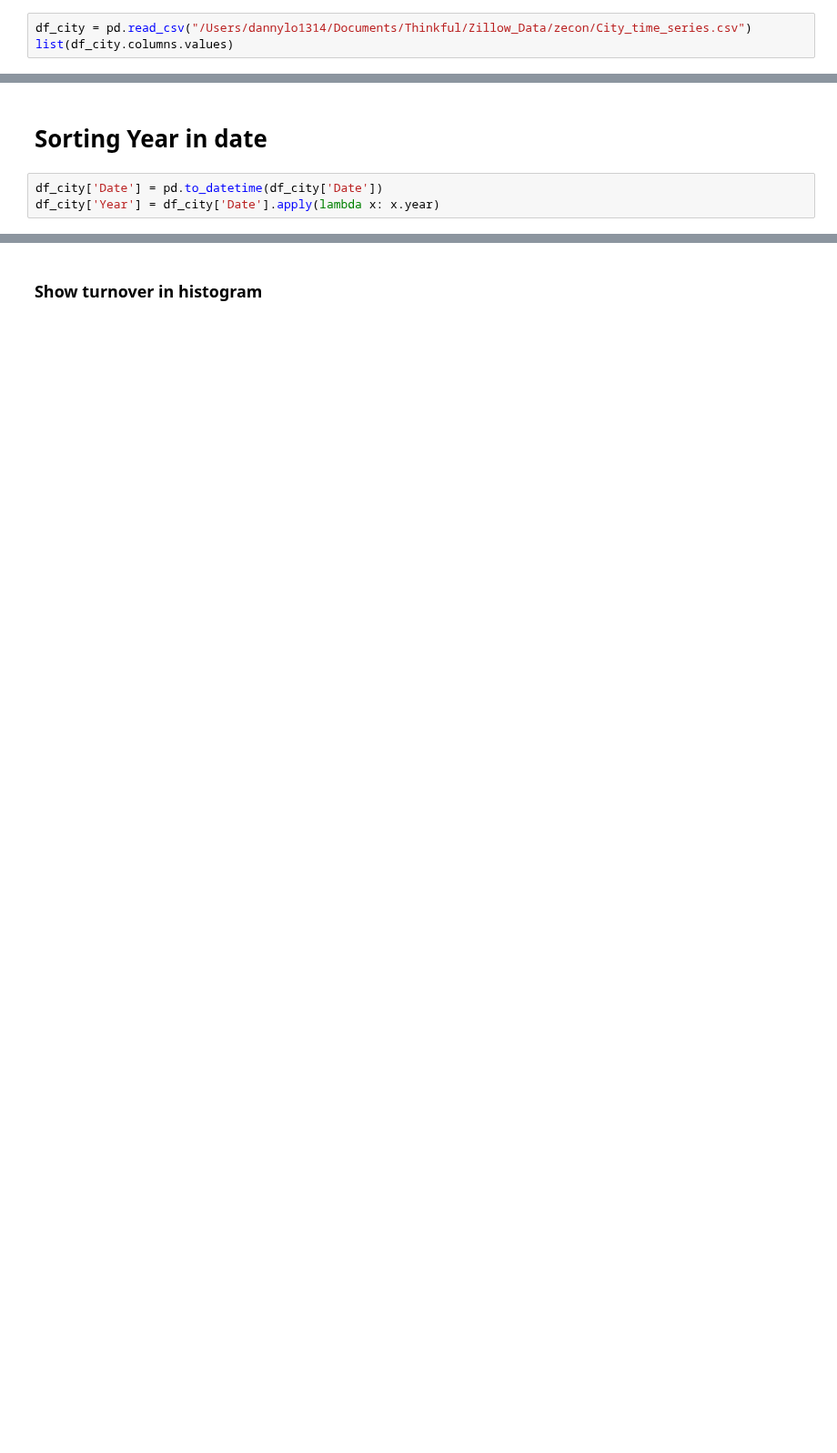
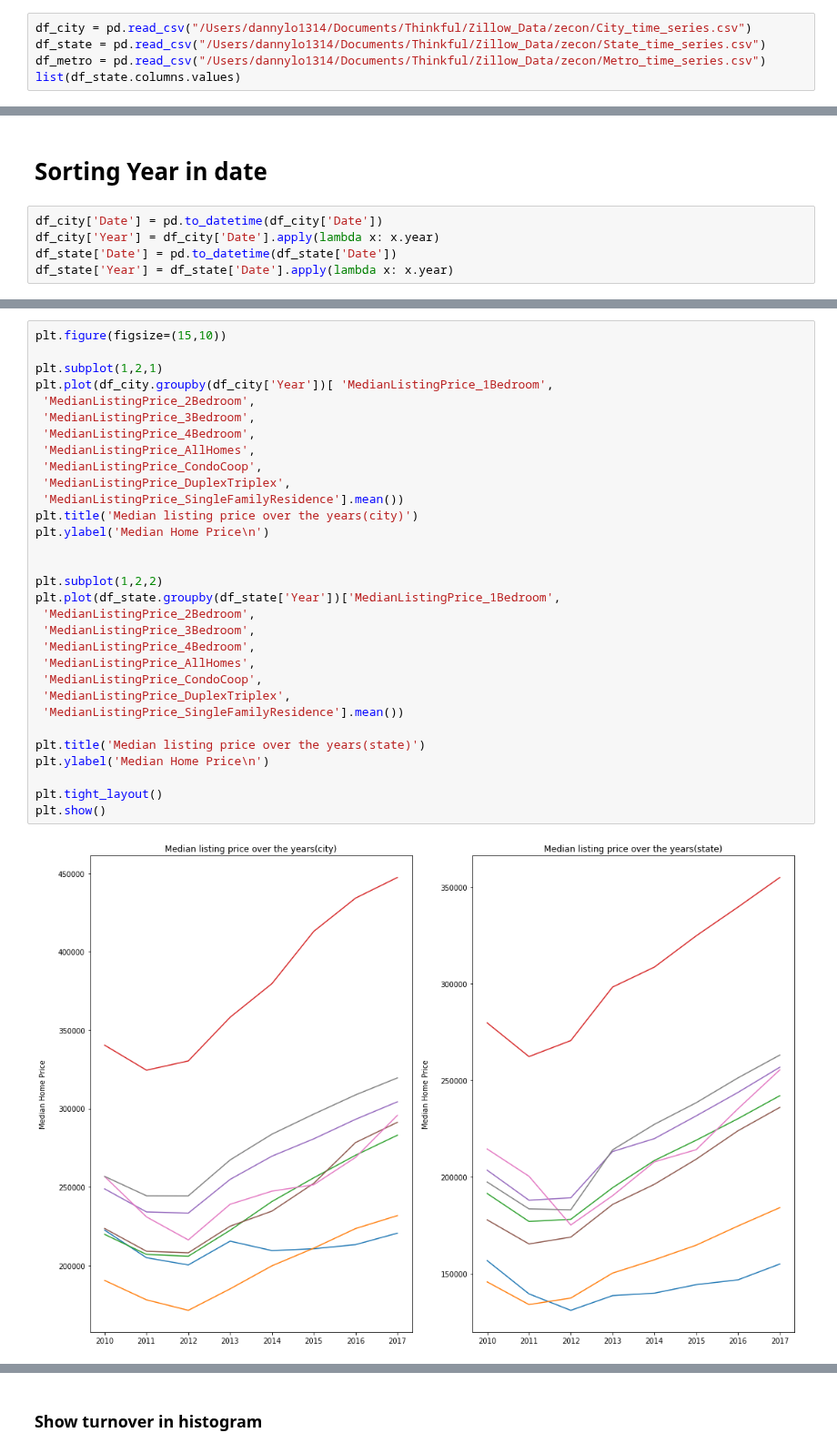
Before and after one commit to dannylo1992/zillow_data, a Jupyter notebook: zillow_housing_data.ipynb, the cells around one changed output, grey strips where cells are left out. Shown at 91% size. Saved outputs shown, nothing was run; the diff lists cells and outputs as text; blank space fills up the shorter version.

```diff
--- a/zillow_housing_data.ipynb
+++ b/zillow_housing_data.ipynb
@@ -10,7 +10,9 @@ import seaborn as sns
 # Loading files and getting header
 # %%
 df_city = pd.read_csv("/Users/dannylo1314/Documents/Thinkful/Zillow_Data/zecon/City_time_series.csv")
-list(df_city.columns.values)
+df_state = pd.read_csv("/Users/dannylo1314/Documents/Thinkful/Zillow_Data/zecon/State_time_series.csv")
+df_metro = pd.read_csv("/Users/dannylo1314/Documents/Thinkful/Zillow_Data/zecon/Metro_time_series.csv")
+list(df_state.columns.values)
 # %% [output]
 ['Date',
  'RegionName',
@@ -34,3 +36,5 @@ list(df_city.columns.values)
 # %%
 df_city['Date'] = pd.to_datetime(df_city['Date'])
 df_city['Year'] = df_city['Date'].apply(lambda x: x.year)
+df_state['Date'] = pd.to_datetime(df_state['Date'])
+df_state['Year'] = df_state['Date'].apply(lambda x: x.year)
@@ -56,0 +43,33 @@ plt.show()
+# %%
+plt.figure(figsize=(15,10))
+
+plt.subplot(1,2,1)
+plt.plot(df_city.groupby(df_city['Year'])[ 'MedianListingPrice_1Bedroom',
+ 'MedianListingPrice_2Bedroom',
+ 'MedianListingPrice_3Bedroom',
+ 'MedianListingPrice_4Bedroom',
+ 'MedianListingPrice_AllHomes',
+ 'MedianListingPrice_CondoCoop',
+ 'MedianListingPrice_DuplexTriplex',
+ 'MedianListingPrice_SingleFamilyResidence'].mean())
+plt.title('Median listing price over the years(city)')
+plt.ylabel('Median Home Price\n')
+
+
+plt.subplot(1,2,2)
+plt.plot(df_state.groupby(df_state['Year'])['MedianListingPrice_1Bedroom',
+ 'MedianListingPrice_2Bedroom',
+ 'MedianListingPrice_3Bedroom',
+ 'MedianListingPrice_4Bedroom',
+ 'MedianListingPrice_AllHomes',
+ 'MedianListingPrice_CondoCoop',
+ 'MedianListingPrice_DuplexTriplex',
+ 'MedianListingPrice_SingleFamilyResidence'].mean())
+
+plt.title('Median listing price over the years(state)')
+plt.ylabel('Median Home Price\n')
+
+plt.tight_layout()
+plt.show()
+# %% [output]
+[figure, added]
```
Also changed, not shown: parts of 27 cells of this notebook.
